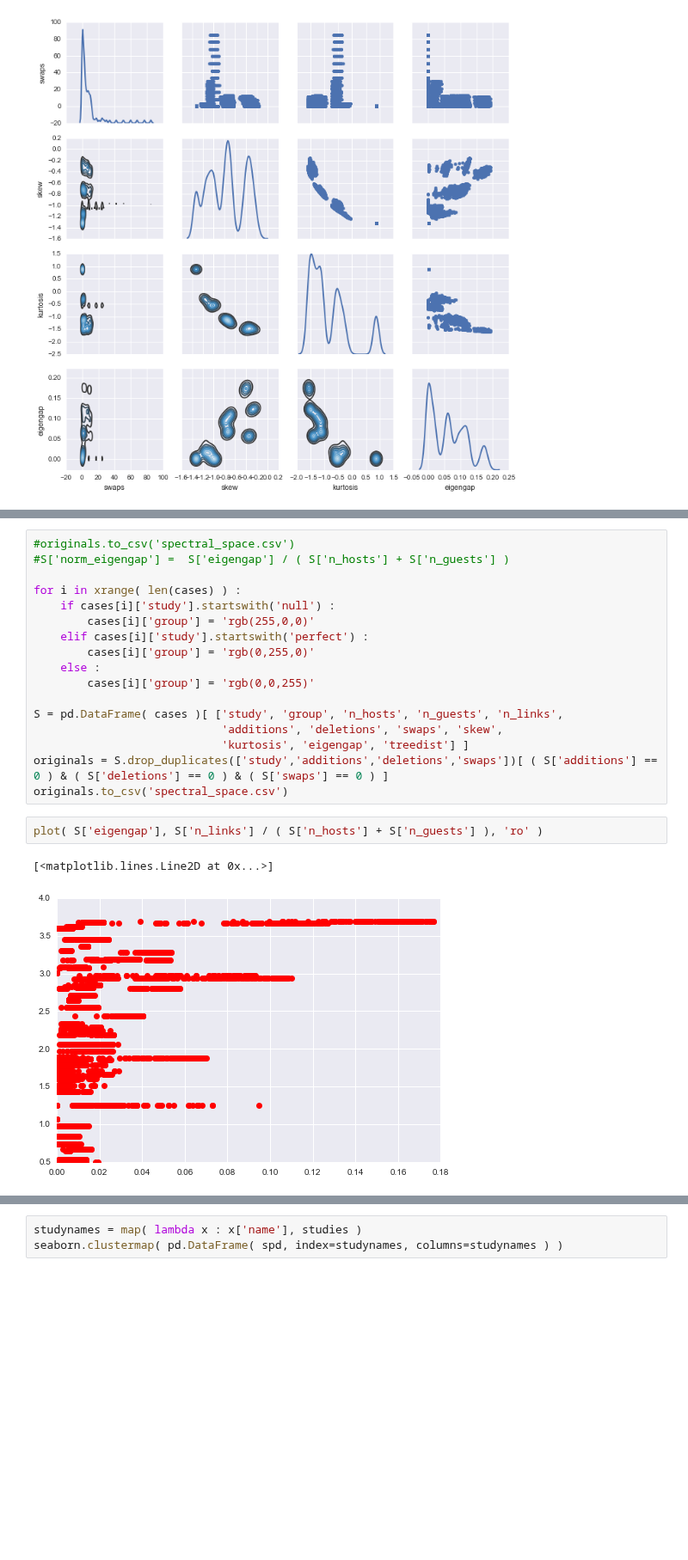
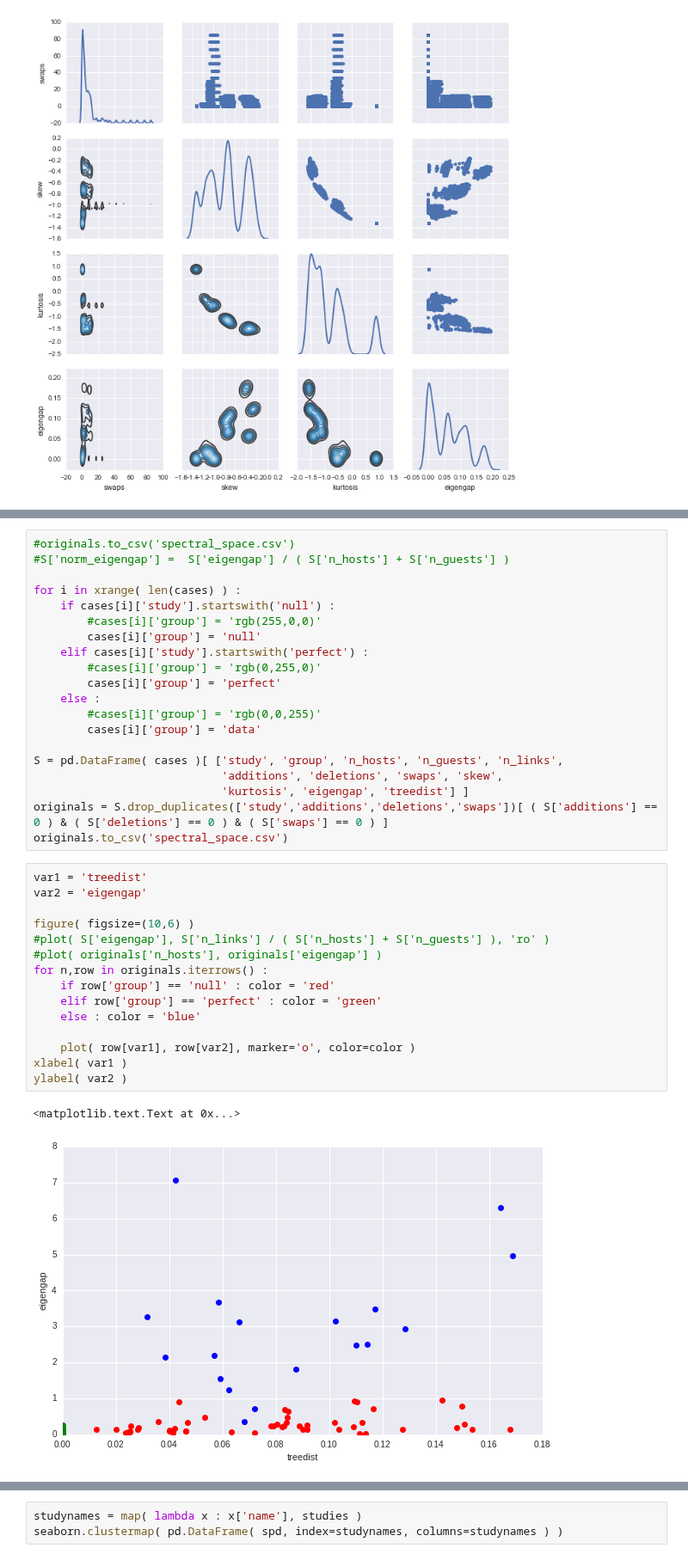
Before and after one commit to ryneches/SuchTree, a Jupyter notebook: example_3.ipynb, the cells around one changed output, grey strips where cells are left out. Shown at 86% size. Drawn from its saved outputs; the diff is of its cells as text; blank space fills up the shorter version.

```diff
--- a/example_3.ipynb
+++ b/example_3.ipynb
@@ -415,22 +415,38 @@ for name,v1,v2 in zip( originals['study'], originals[var1], originals[var2] ) :
 
 for i in xrange( len(cases) ) :
     if cases[i]['study'].startswith('null') :
-        cases[i]['group'] = 'rgb(255,0,0)'
+        #cases[i]['group'] = 'rgb(255,0,0)'
+        cases[i]['group'] = 'null'
     elif cases[i]['study'].startswith('perfect') :
-        cases[i]['group'] = 'rgb(0,255,0)'
+        #cases[i]['group'] = 'rgb(0,255,0)'
+        cases[i]['group'] = 'perfect'
     else :
-        cases[i]['group'] = 'rgb(0,0,255)'
+        #cases[i]['group'] = 'rgb(0,0,255)'
+        cases[i]['group'] = 'data'
 
 S = pd.DataFrame( cases )[ ['study', 'group', 'n_hosts', 'n_guests', 'n_links',
                             'additions', 'deletions', 'swaps', 'skew',
                             'kurtosis', 'eigengap', 'treedist'] ]
 originals = S.drop_duplicates(['study','additions','deletions','swaps'])[ ( S['additions'] == 0 ) & ( S['deletions'] == 0 ) & ( S['swaps'] == 0 ) ]
 originals.to_csv('spectral_space.csv')
-# %%
-plot( S['eigengap'], S['n_links'] / ( S['n_hosts'] + S['n_guests'] ), 'ro' )
-# %% [output]
-[<matplotlib.lines.Line2D at 0x...>]
-[figure, removed]
+# %%
+var1 = 'treedist'
+var2 = 'eigengap'
+
+figure( figsize=(10,6) )
+#plot( S['eigengap'], S['n_links'] / ( S['n_hosts'] + S['n_guests'] ), 'ro' )
+#plot( originals['n_hosts'], originals['eigengap'] )
+for n,row in originals.iterrows() :
+    if row['group'] == 'null' : color = 'red'
+    elif row['group'] == 'perfect' : color = 'green'
+    else : color = 'blue'
+
+    plot( row[var1], row[var2], marker='o', color=color )
+xlabel( var1 )
+ylabel( var2 )
+# %% [output]
+<matplotlib.text.Text at 0x...>
+[figure, added]
 # %%
 studies = [ { 'name' : 'Gopher, Lice',
               'host' : 'data/gopher-louse/gopher.tree',
```
Also changed, not shown: parts of 1 cell of this notebook.
